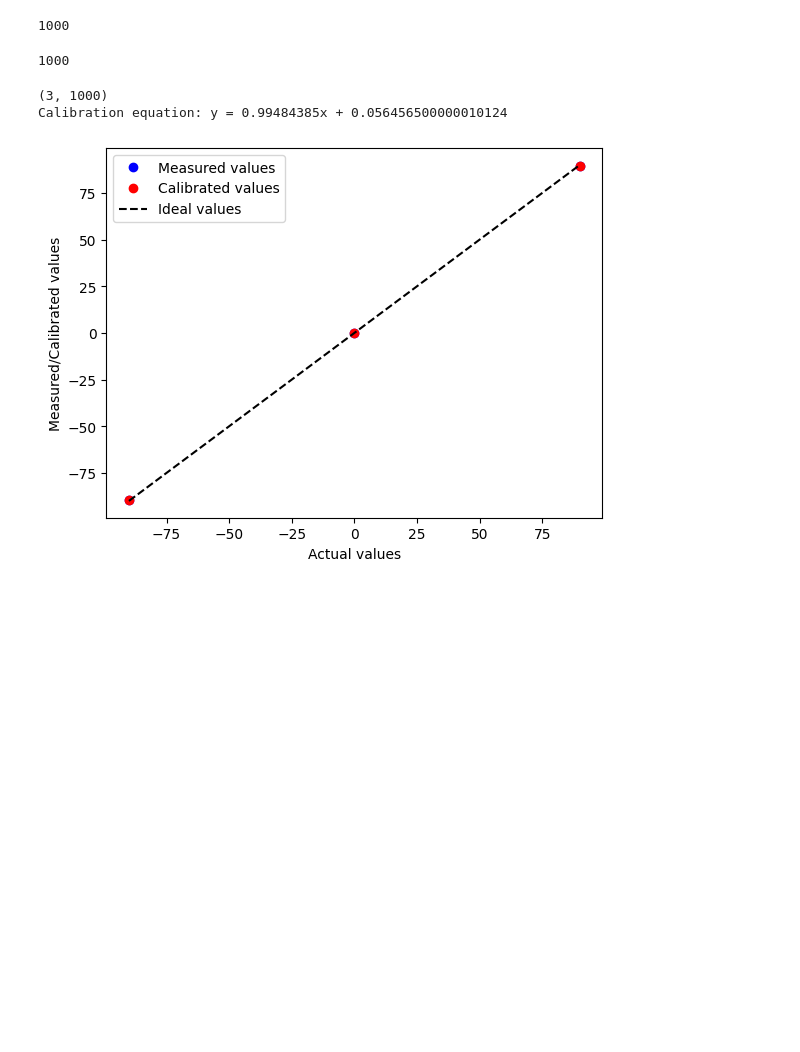
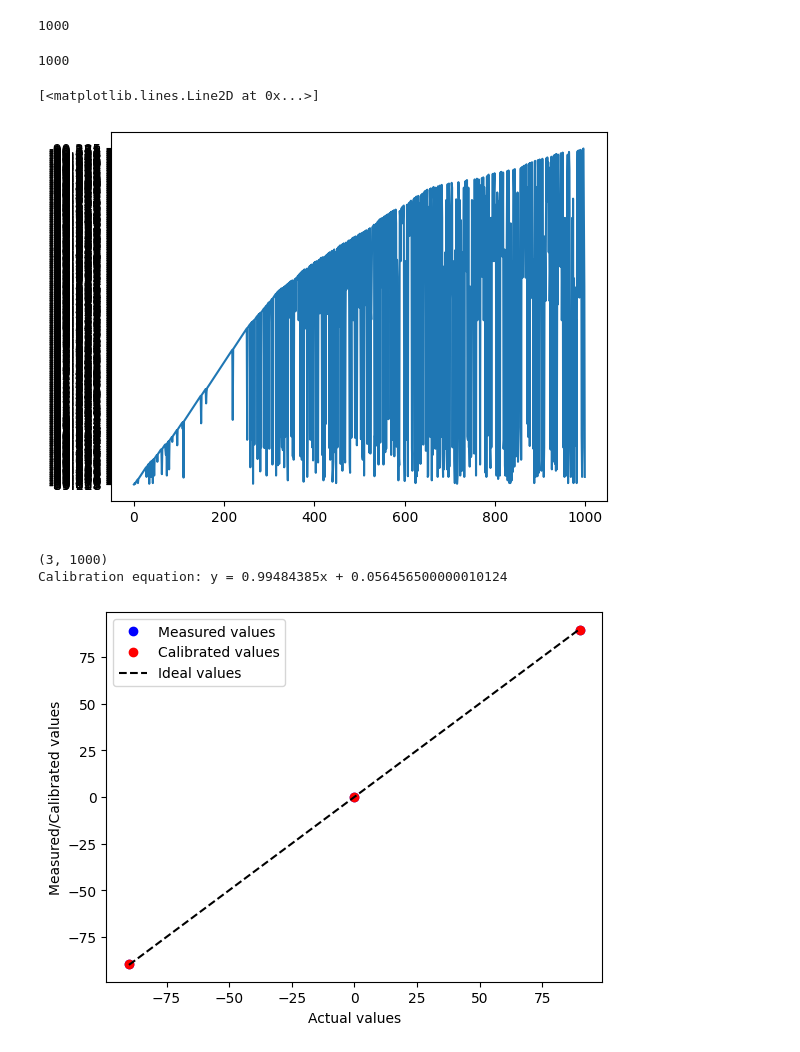
Before and after one commit to akinfelami/fastrobots, a Jupyter notebook: ble_robot_1.2/ble_python/lab2.ipynb, the cells around one changed output. Saved outputs shown, nothing was run; the diff lists cells and outputs as text; code cells hidden in the pictures; blank space fills up the shorter version.

```diff
--- a/ble_robot_1.2/ble_python/lab2.ipynb
+++ b/ble_robot_1.2/ble_python/lab2.ipynb
@@ -67,5 +73,10 @@ print(len(pitch_at_90))
 # %% [output]
 1000
+# %%
+plt.plot(pitch_at_minus_90)
+# %% [output]
+[<matplotlib.lines.Line2D at 0x...>]
+[figure, added]
 # %%
 pitch_full = pitch_at_minus_90 + pitch_at_zero + pitch_at_90
 # %%
```
Also changed, not shown: parts of 9 cells of this notebook, 8 other files.
